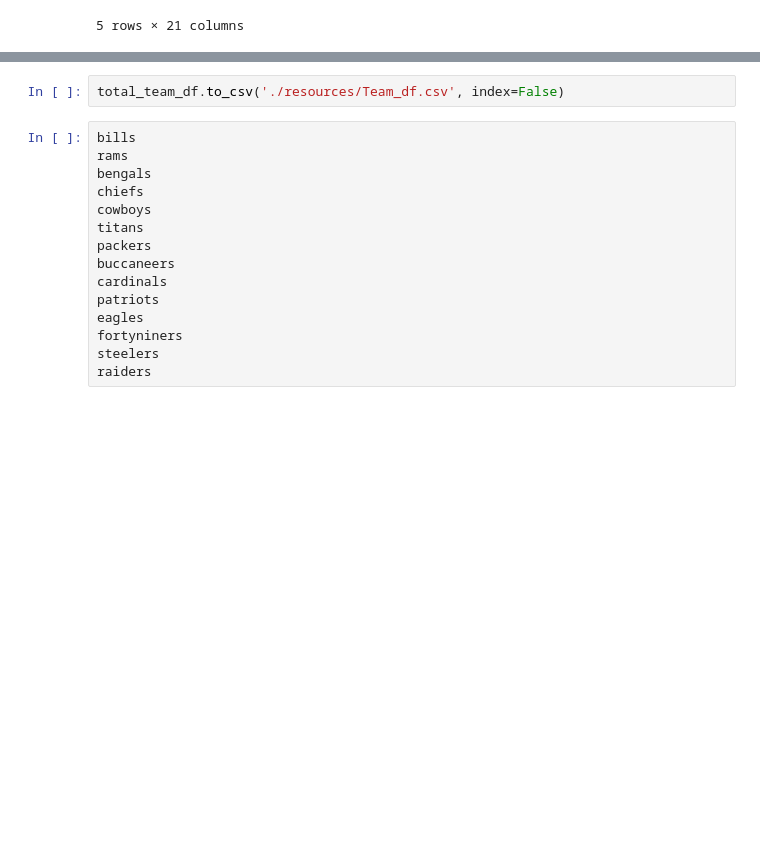
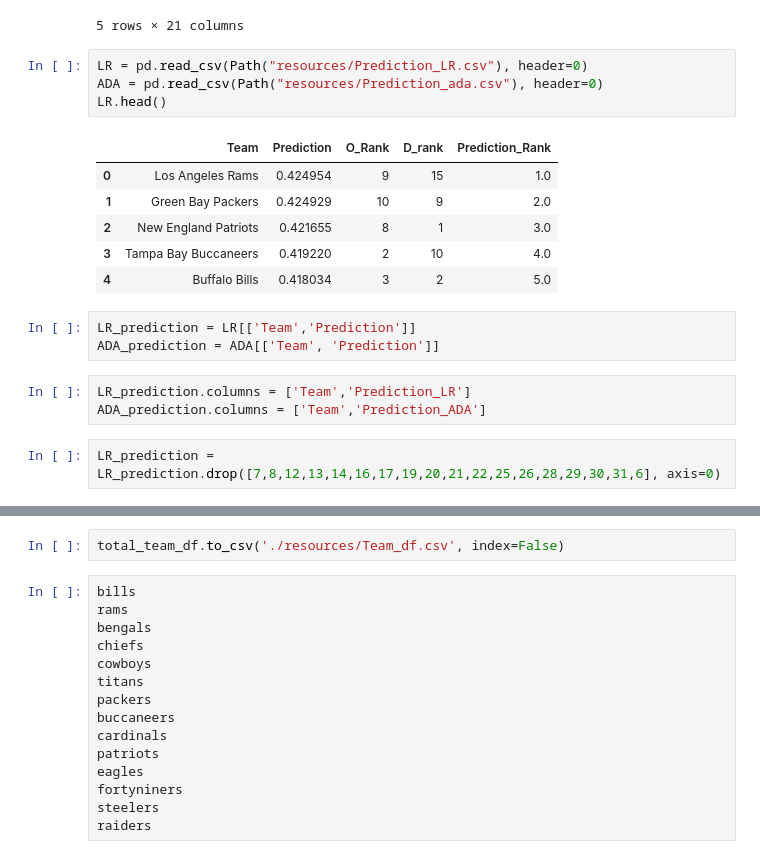
Before and after one commit to stefimaz/Praedico, a Jupyter notebook: Teamcsv.ipynb, the cells around one changed output, grey strips where cells are left out. Cells and saved outputs as stored; diff of their text form; blank space fills up the shorter version.

```diff
--- a/Teamcsv.ipynb
+++ b/Teamcsv.ipynb
@@ -186,3 +186,22 @@ total_team_df.head()
 | 3 | Bills | 4 | 0 | 3-1 | 1 | Arizona Cardinals | 20.0 | 37.0 | 24.0 | 401.0 | ... | ... |
 | 4 | Bills | 5 | 1 | 4-1 | 0 | Seattle Seahawks | 26.0 | 17.0 | 24.0 | 476.0 | ... | ... |
 5 rows × 21 columns
+# %%
+LR = pd.read_csv(Path("resources/Prediction_LR.csv"), header=0)
+ADA = pd.read_csv(Path("resources/Prediction_ada.csv"), header=0)
+LR.head()
+# %% [output]
+|  | Team | Prediction | O_Rank | D_rank | Prediction_Rank |
+| 0 | Los Angeles Rams | 0.424954 | 9 | 15 | 1.0 |
+| 1 | Green Bay Packers | 0.424929 | 10 | 9 | 2.0 |
+| 2 | New England Patriots | 0.421655 | 8 | 1 | 3.0 |
+| 3 | Tampa Bay Buccaneers | 0.419220 | 2 | 10 | 4.0 |
+| 4 | Buffalo Bills | 0.418034 | 3 | 2 | 5.0 |
+# %%
+LR_prediction = LR[['Team','Prediction']]
+ADA_prediction = ADA[['Team', 'Prediction']]
+# %%
+LR_prediction.columns = ['Team','Prediction_LR']
+ADA_prediction.columns = ['Team','Prediction_ADA']
+# %%
+LR_prediction = LR_prediction.drop([7,8,12,13,14,16,17,19,20,21,22,25,26,28,29,30,31,6], axis=0)
```
Also changed, not shown: parts of 5 cells of this notebook, 6 other files.
